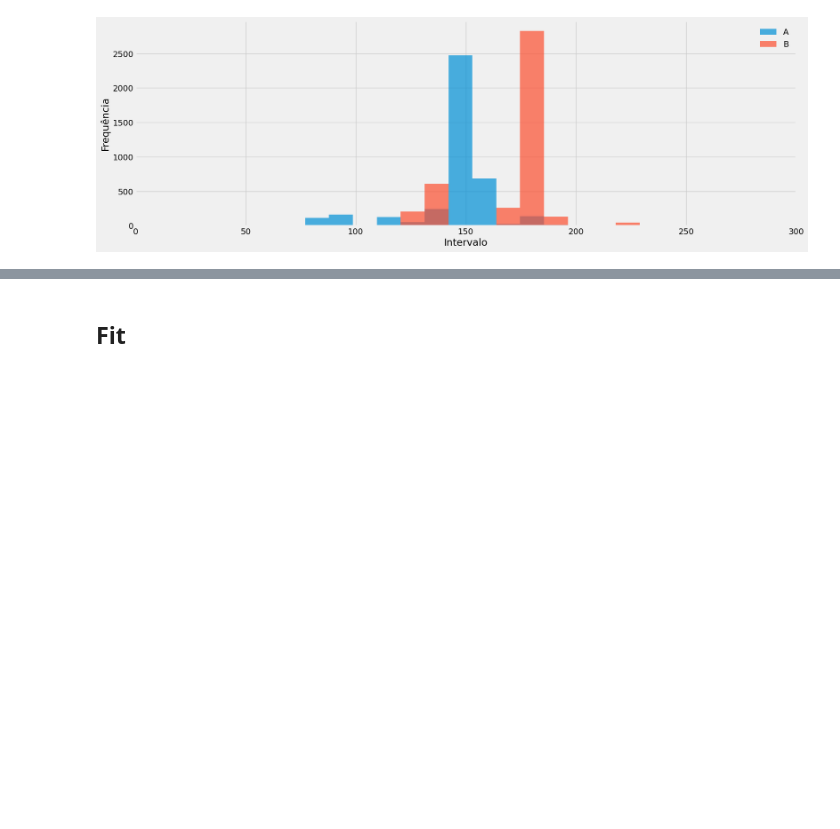
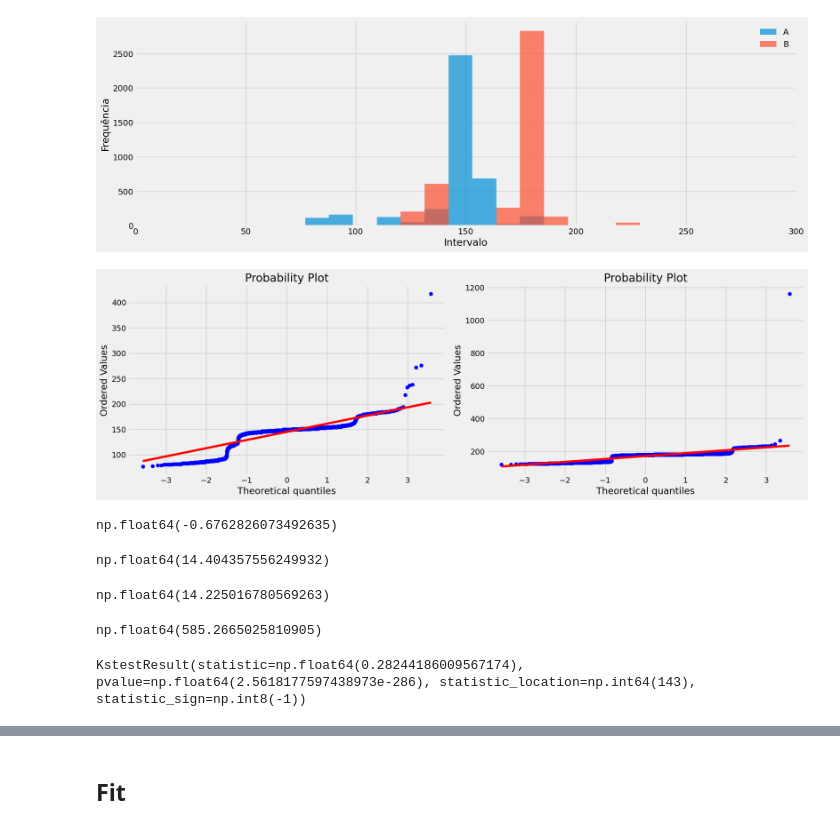
Before and after one commit to conect2ai/SBRC2025-App2Car, a Jupyter notebook: notebooks/debug.ipynb, the cells around one changed output, grey strips where cells are left out. Saved outputs shown, nothing was run; the diff lists cells and outputs as text; code cells hidden in the pictures; blank space fills up the shorter version.

Commit message:
added stats for debug analysis

```diff
--- a/notebooks/debug.ipynb
+++ b/notebooks/debug.ipynb
@@ -251,3 +295,34 @@ plt.legend(loc="upper right", frameon=False)
 plt.show()
 # %% [output]
 [figure]
+# %%
+fig, ax = plt.subplots(1, 2, figsize=(18, 6))
+
+stats.probplot(polo_branco_a["Interval"].values, dist="norm", plot=ax[0])
+
+stats.probplot(polo_branco_b["Interval"].values, dist="norm", plot=ax[1])
+
+plt.tight_layout()
+plt.show()
+# %% [output]
+[figure, added]
+# %%
+stats.skew(polo_branco_a["Interval"].values)
+# %% [output]
+np.float64(-0.6762826073492635)
+# %%
+stats.skew(polo_branco_b["Interval"].values)
+# %% [output]
+np.float64(14.404357556249932)
+# %%
+stats.kurtosis(polo_branco_a["Interval"].values)
+# %% [output]
+np.float64(14.225016780569263)
+# %%
+stats.kurtosis(polo_branco_b["Interval"].values)
+# %% [output]
+np.float64(585.2665025810905)
+# %%
+stats.kstest(polo_branco_a["Interval"].values, "norm", args=(polo_branco_a["Interval"].mean(), polo_branco_a["Interval"].std()))
+# %% [output]
+KstestResult(statistic=np.float64(0.28244186009567174), pvalue=np.float64(2.5618177597438973e-286), statistic_location=np.int64(143), statistic_sign=np.int8(-1))
```
Also changed, not shown: parts of 40 cells of this notebook, 1 other file.
